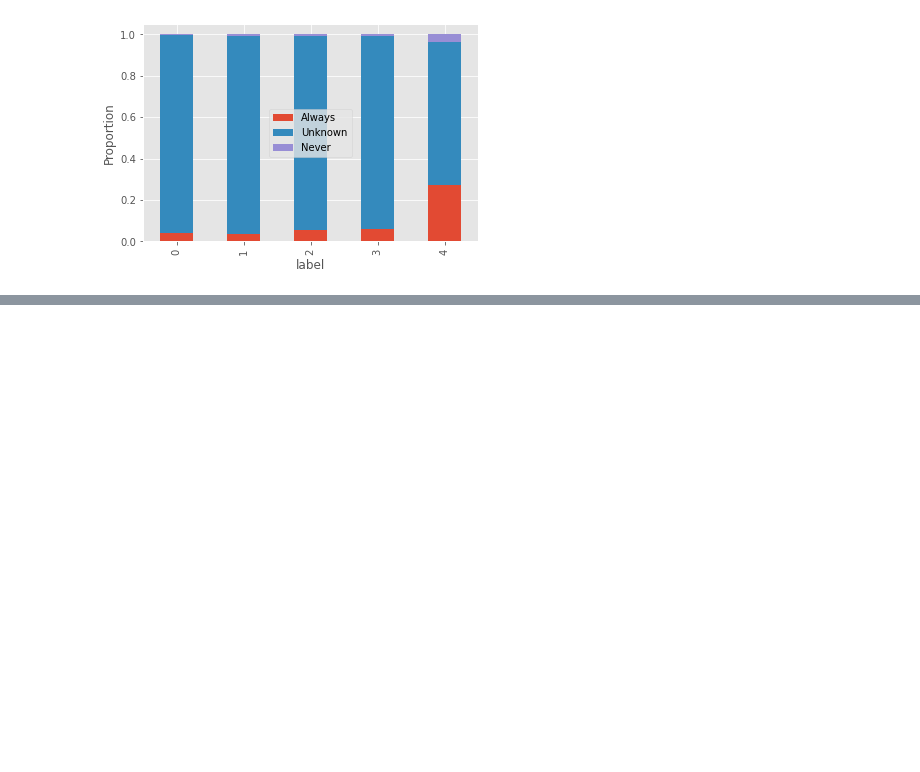
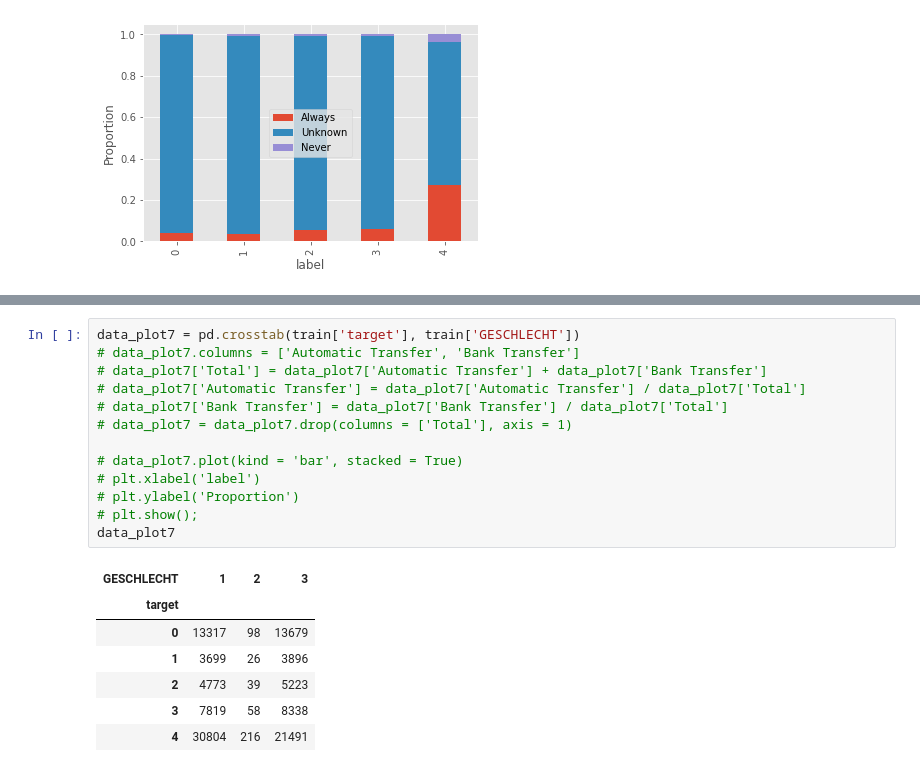
Before and after one commit to oscarm524/Data-Mining-Cup, a Jupyter notebook: DMC-2008/Data_Exploration/Data_Exploration.ipynb, the cells around one changed output, grey strips where cells are left out. Saved outputs shown, nothing was run; the diff lists cells and outputs as text; blank space fills up the shorter version.

```diff
--- a/DMC-2008/Data_Exploration/Data_Exploration.ipynb
+++ b/DMC-2008/Data_Exploration/Data_Exploration.ipynb
@@ -101,0 +131,21 @@ plt.show();
+# %%
+data_plot7 = pd.crosstab(train['target'], train['GESCHLECHT'])
+# data_plot7.columns = ['Automatic Transfer', 'Bank Transfer']
+# data_plot7['Total'] = data_plot7['Automatic Transfer'] + data_plot7['Bank Transfer']
+# data_plot7['Automatic Transfer'] = data_plot7['Automatic Transfer'] / data_plot7['Total']
+# data_plot7['Bank Transfer'] = data_plot7['Bank Transfer'] / data_plot7['Total']
+# data_plot7 = data_plot7.drop(columns = ['Total'], axis = 1)
+
+# data_plot7.plot(kind = 'bar', stacked = True)
+# plt.xlabel('label')
+# plt.ylabel('Proportion')
+# plt.show();
+data_plot7
+# %% [output]
+| GESCHLECHT | 1 | 2 | 3 |
+| target |  |  |  |
+| 0 | 13317 | 98 | 13679 |
+| 1 | 3699 | 26 | 3896 |
+| 2 | 4773 | 39 | 5223 |
+| 3 | 7819 | 58 | 8338 |
+| 4 | 30804 | 216 | 21491 |
```
Also changed, not shown: parts of 2 cells of this notebook.
